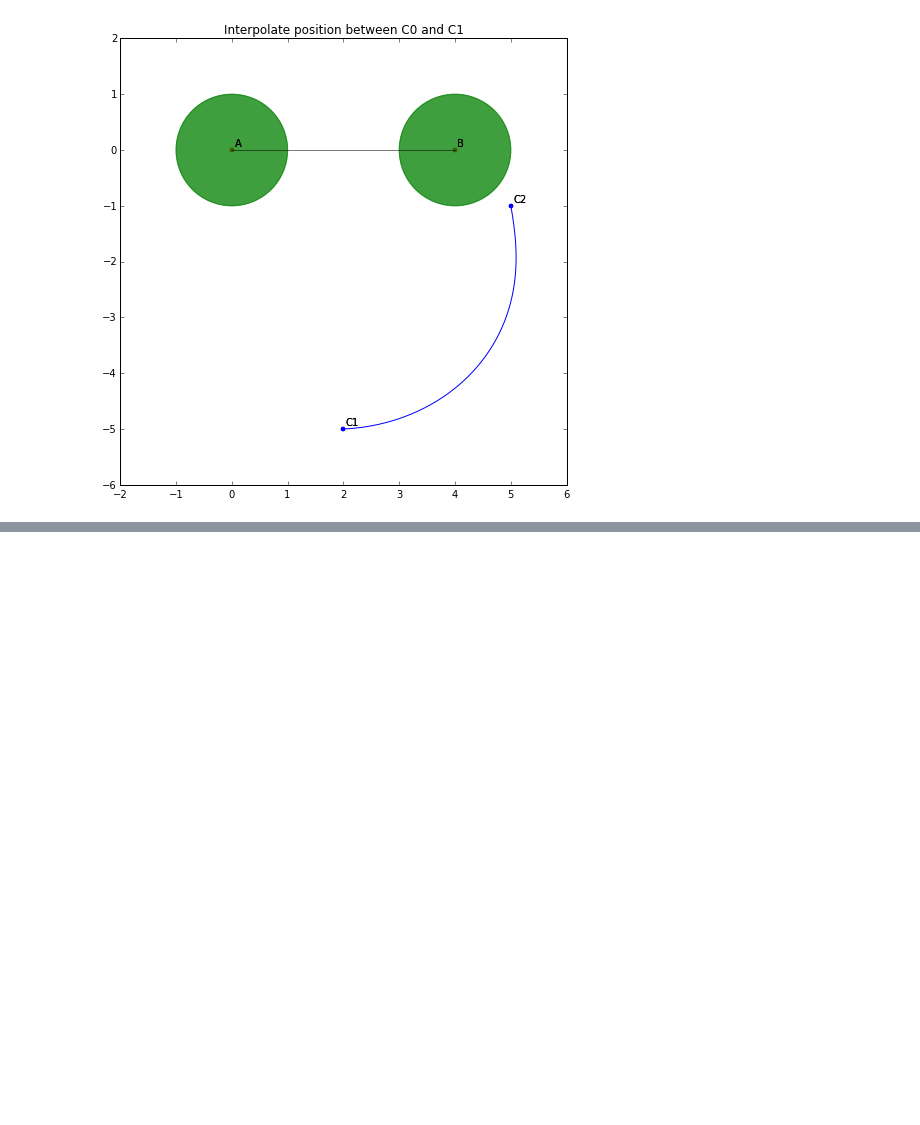
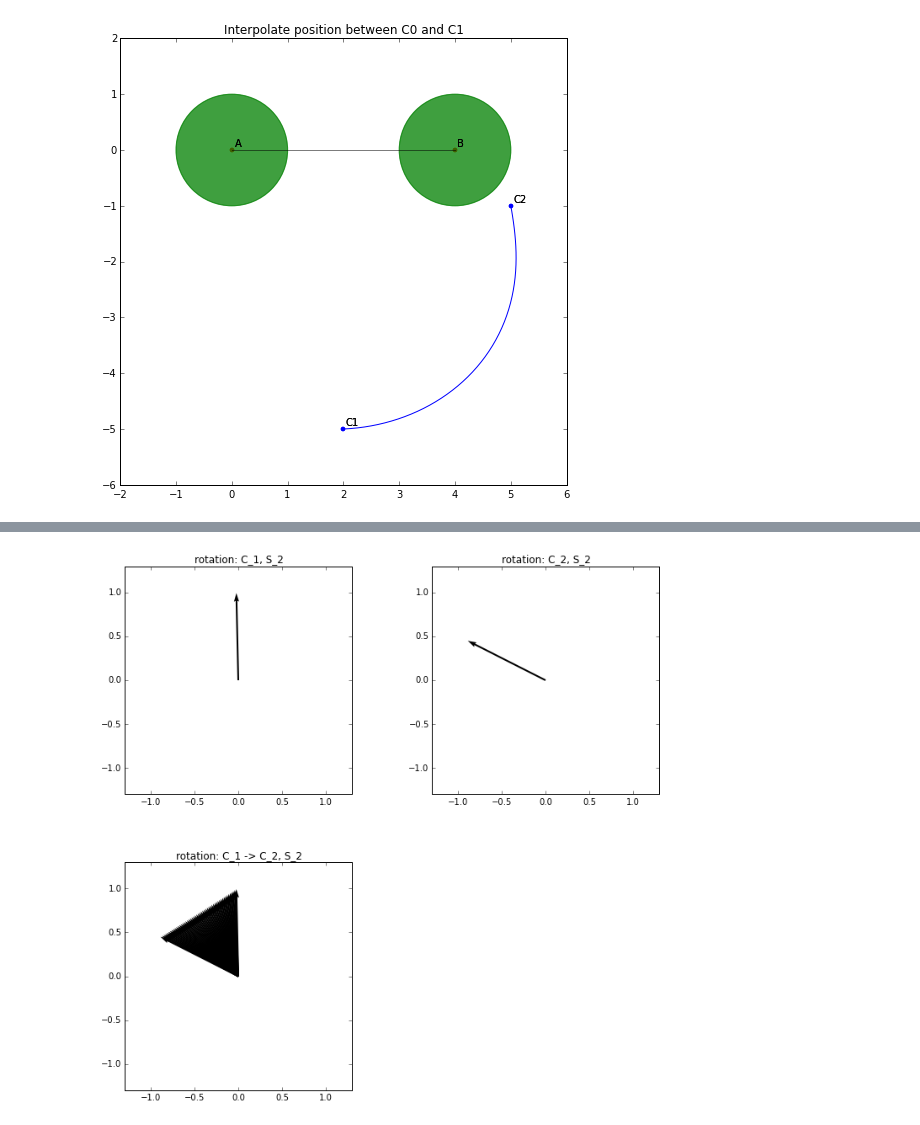
Before and after one commit to njoubert/spooky, a Jupyter notebook: experiments/ipython/10 - JE - Orientation Interpolation.ipynb, the cells around one changed output, grey strips where cells are left out. Saved outputs shown, nothing was run; the diff lists cells and outputs as text; code cells hidden in the pictures; blank space fills up the shorter version.

```diff
--- a/experiments/ipython/10 - JE - Orientation Interpolation.ipynb
+++ b/experiments/ipython/10 - JE - Orientation Interpolation.ipynb
@@ -217,0 +226,36 @@ n_2:  [ 0.  0.  1.]
+# %%
+PA_2 = PA_1
+PB_2 = PB_1
+SA_2 = toric.Vector2(-0.33, 0.33)
+SB_2 = toric.Vector2(0.4, 0)
+fovY_2 = toric.RadianPi(1.0472) # 60 degrees, used Unity
+fovX_2 = toric.RadianPi(fovY_2.valueRadians() * aspect)
+
+rotation_1_2 = toric.Toric3_ComputeOrientationForTwoTargets(C_1, SA_2, SB_2, PA_2, PB_2, fovX_2, fovY_2)
+rotation_2_2 = toric.Toric3_ComputeOrientationForTwoTargets(C_2, SA_2, SB_2, PA_2, PB_2, fovX_2, fovY_2)
+
+gs = gridspec.GridSpec(2, 2, width_ratios=[1,1], height_ratios=[1,1,1])
+fig = plt.figure()
+f1 = fig.add_subplot(gs[0])
+f2 = fig.add_subplot(gs[1])
+f3 = fig.add_subplot(gs[2])
+
+f1.quiver(0, 0, rotation_1_2.yAxis().x(),rotation_1_2.yAxis().y(),angles='xy',scale_units='xy',scale=1)
+f1.set_ylim([-1.3,1.3])
+f1.set_xlim([-1.3,1.3])
+f1.set_title("rotation: C_1, S_2")
+f1.set_aspect('equal')
+
+f2.quiver(0, 0, rotation_2_2.yAxis().x(),rotation_2_2.yAxis().y(),angles='xy',scale_units='xy',scale=1)
+f2.set_ylim([-1.3,1.3])
+f2.set_xlim([-1.3,1.3])
+f2.set_title("rotation: C_2, S_2")
+f2.set_aspect('equal')
+
+f3.quiver(np.linspace(0,0), np.linspace(0,0), np.linspace(rotation_1_2.yAxis().x(), rotation_2_2.yAxis().x()),np.linspace(rotation_1_2.yAxis().y(), rotation_2_2.yAxis().y()),angles='xy',scale_units='xy',scale=1)
+f3.set_ylim([-1.3,1.3])
+f3.set_xlim([-1.3,1.3])
+f3.set_title("rotation: C_1 -> C_2, S_2")
+f3.set_aspect('equal')
+# %% [output]
+[figure, added]
```
Also changed, not shown: parts of 3 cells of this notebook.
